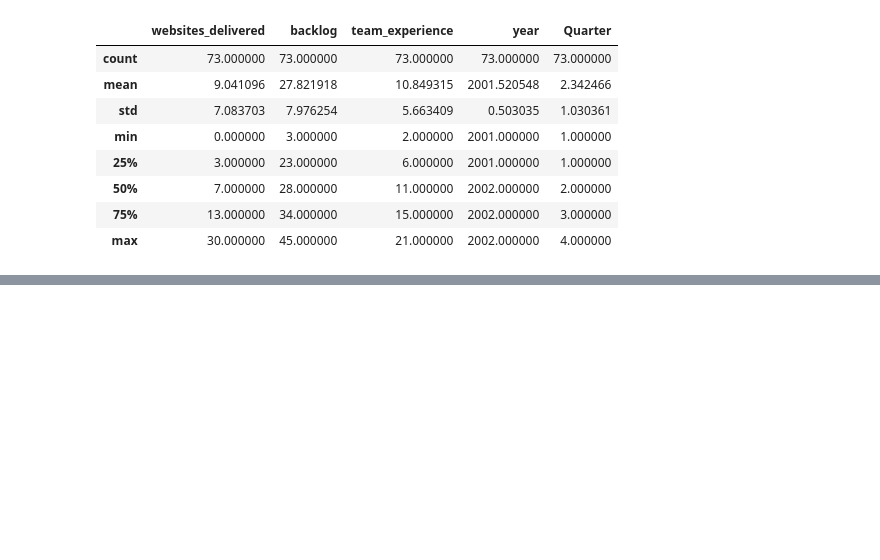
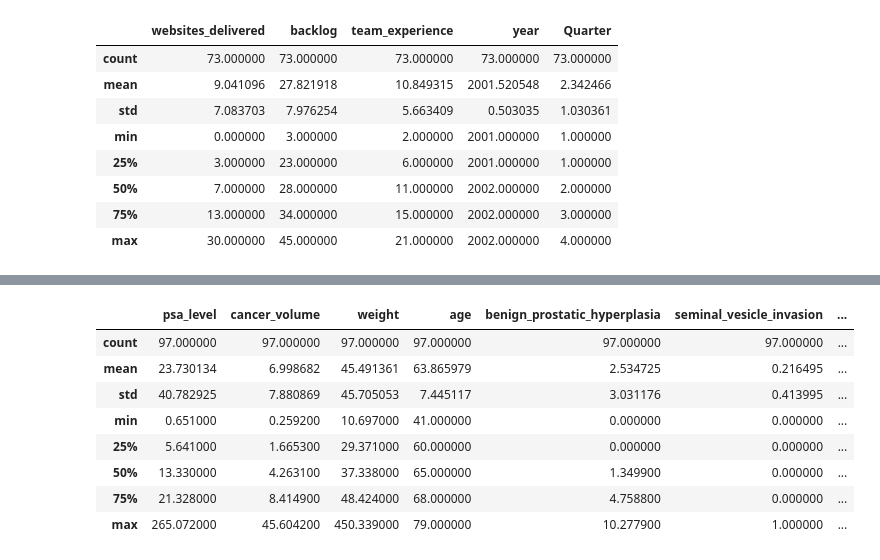
Before and after one commit to srk-apts/CS-E-106, a Jupyter notebook: Homework/HW7/hw7_python.ipynb, the cells around one changed output, grey strips where cells are left out. Saved outputs shown, nothing was run; the diff lists cells and outputs as text; code cells hidden in the pictures; blank space fills up the shorter version.

```diff
--- a/Homework/HW7/hw7_python.ipynb
+++ b/Homework/HW7/hw7_python.ipynb
@@ -829,0 +962,24 @@ pd.DataFrame.from_dict(sfs1.get_metric_dict()).T
+# %%
+prostate_data = pd.read_csv("data/Prostate Cancer.csv")
+mapper = {"PSA level": "psa_level",
+          "Cancer volume": "cancer_volume",
+          "Weight": "weight",
+          "Benign prostatic hyperplasia": "benign_prostatic_hyperplasia",
+          "Seminal vesicle invasion": "seminal_vesicle_invasion",
+          "Age": "age" ,
+          "Capsular penetration": "capsular_penetration",
+          "Gleason score": "gleason_score"
+         }
+
+
+prostate_data = prostate_data.rename(columns=mapper)
+# %% [output]
+|  | psa_level | cancer_volume | weight | age | benign_prostatic_hyperplasia | seminal_vesicle_invasion | ... |
+| count | 97.000000 | 97.000000 | 97.000000 | 97.000000 | 97.000000 | 97.000000 | ... |
+| mean | 23.730134 | 6.998682 | 45.491361 | 63.865979 | 2.534725 | 0.216495 | ... |
+| std | 40.782925 | 7.880869 | 45.705053 | 7.445117 | 3.031176 | 0.413995 | ... |
+| min | 0.651000 | 0.259200 | 10.697000 | 41.000000 | 0.000000 | 0.000000 | ... |
+| 25% | 5.641000 | 1.665300 | 29.371000 | 60.000000 | 0.000000 | 0.000000 | ... |
+| 50% | 13.330000 | 4.263100 | 37.338000 | 65.000000 | 1.349900 | 0.000000 | ... |
+| 75% | 21.328000 | 8.414900 | 48.424000 | 68.000000 | 4.758800 | 0.000000 | ... |
+| max | 265.072000 | 45.604200 | 450.339000 | 79.000000 | 10.277900 | 1.000000 | ... |
```
Also changed, not shown: parts of 47 cells of this notebook.
